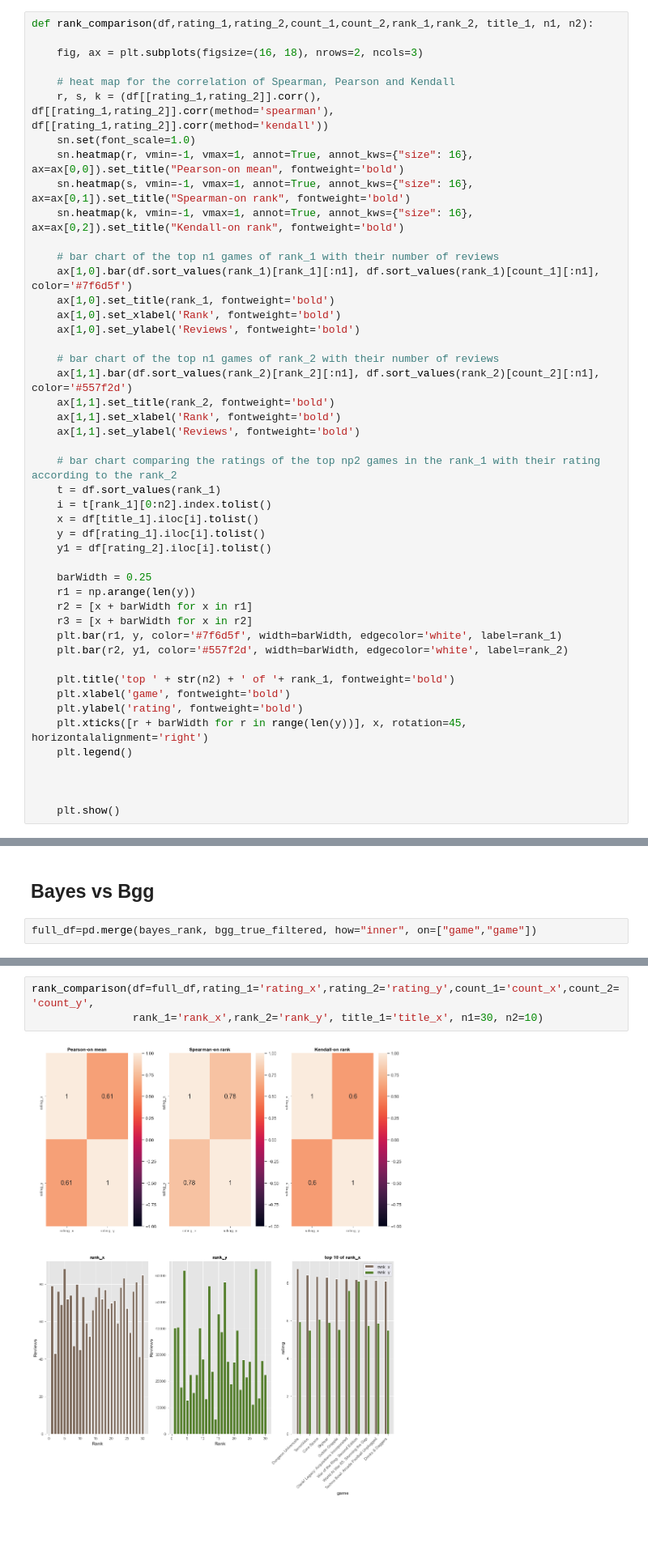
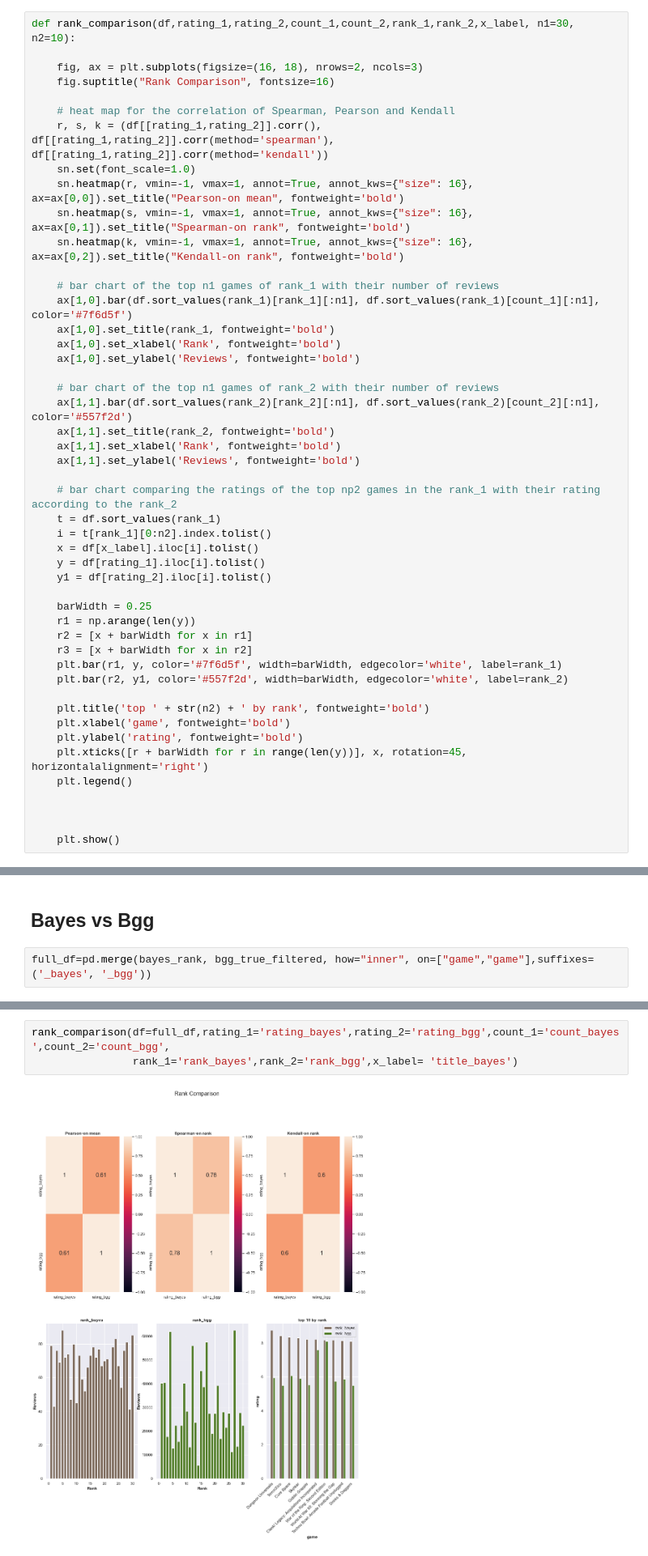
Before and after one commit to Praiban/Boardgamegeek, a Jupyter notebook: ItemRank-2ver.ipynb, the cells around one changed output, grey strips where cells are left out. Shown at 81% size. Drawn from its saved outputs; the diff is of its cells as text; blank space fills up the shorter version.

Commit message:
rank_comparison modified

```diff
--- a/ItemRank-2ver.ipynb
+++ b/ItemRank-2ver.ipynb
@@ -87,9 +87,10 @@ class ItemRank(object):
         table1['rank'] = table1.index + 1
         return table1.sort_values('rank')
 # %%
-def rank_comparison(df,rating_1,rating_2,count_1,count_2,rank_1,rank_2, title_1, n1, n2):
+def rank_comparison(df,rating_1,rating_2,count_1,count_2,rank_1,rank_2,x_label, n1=30, n2=10):
 
     fig, ax = plt.subplots(figsize=(16, 18), nrows=2, ncols=3)
+    fig.suptitle("Rank Comparison", fontsize=16)
 
     # heat map for the correlation of Spearman, Pearson and Kendall
     r, s, k = (df[[rating_1,rating_2]].corr(), df[[rating_1,rating_2]].corr(method='spearman'), df[[rating_1,rating_2]].corr(method='kendall'))
@@ -113,7 +114,7 @@ def rank_comparison(df,rating_1,rating_2,count_1,count_2,rank_1,rank_2, title_1,
     # bar chart comparing the ratings of the top np2 games in the rank_1 with their rating according to the rank_2
     t = df.sort_values(rank_1)
     i = t[rank_1][0:n2].index.tolist()
-    x = df[title_1].iloc[i].tolist()
+    x = df[x_label].iloc[i].tolist()
     y = df[rating_1].iloc[i].tolist()
     y1 = df[rating_2].iloc[i].tolist()
 
@@ -124,7 +125,7 @@ def rank_comparison(df,rating_1,rating_2,count_1,count_2,rank_1,rank_2, title_1,
     plt.bar(r1, y, color='#7f6d5f', width=barWidth, edgecolor='white', label=rank_1)
     plt.bar(r2, y1, color='#557f2d', width=barWidth, edgecolor='white', label=rank_2)
 
-    plt.title('top ' + str(n2) + ' of '+ rank_1, fontweight='bold')
+    plt.title('top ' + str(n2) + ' by rank', fontweight='bold')
     plt.xlabel('game', fontweight='bold')
     plt.ylabel('rating', fontweight='bold')
     plt.xticks([r + barWidth for r in range(len(y))], x, rotation=45, horizontalalignment='right')
@@ -294,7 +294,7 @@ dtype: int64
 # %% [markdown]
 ## Bayes vs Bgg
 # %%
-full_df=pd.merge(bayes_rank, bgg_true_filtered, how="inner", on=["game","game"])
+full_df=pd.merge(bayes_rank, bgg_true_filtered, how="inner", on=["game","game"],suffixes=('_bayes', '_bgg'))
 # %%
 full_df.head()
 # %% [output]
@@ -307,8 +307,8 @@ full_df.head()
 # %%
-rank_comparison(df=full_df,rating_1='rating_x',rating_2='rating_y',count_1='count_x',count_2='count_y',
-                rank_1='rank_x',rank_2='rank_y', title_1='title_x', n1=30, n2=10)
+rank_comparison(df=full_df,rating_1='rating_bayes',rating_2='rating_bgg',count_1='count_bayes',count_2='count_bgg',
+                rank_1='rank_bayes',rank_2='rank_bgg',x_label= 'title_bayes')
 # %% [output]
-[figure, old version]
+[figure, new version]
 # %% [markdown]
 ## Avg vs Bgg
 # %%
```
Also changed, not shown: parts of 10 cells of this notebook.
